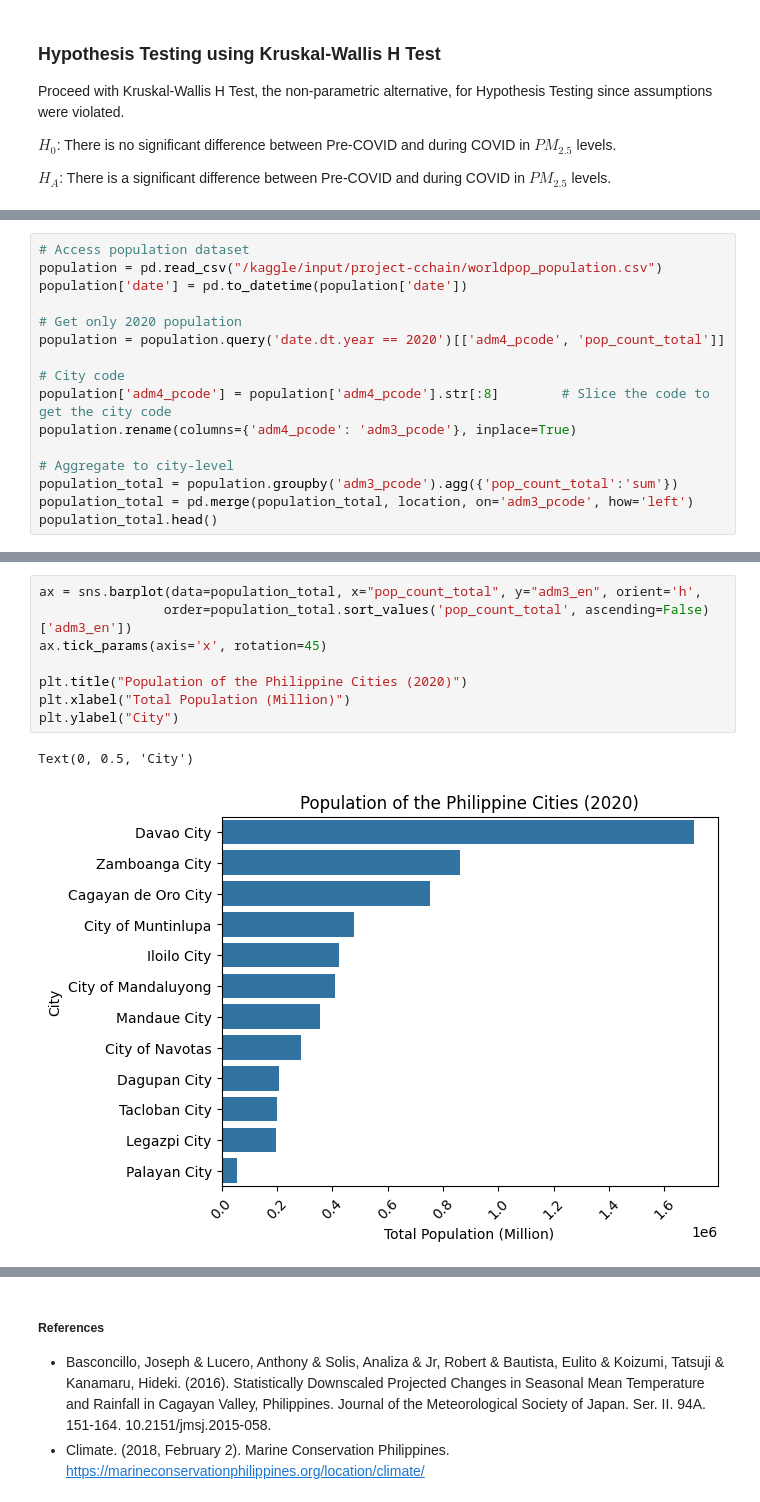
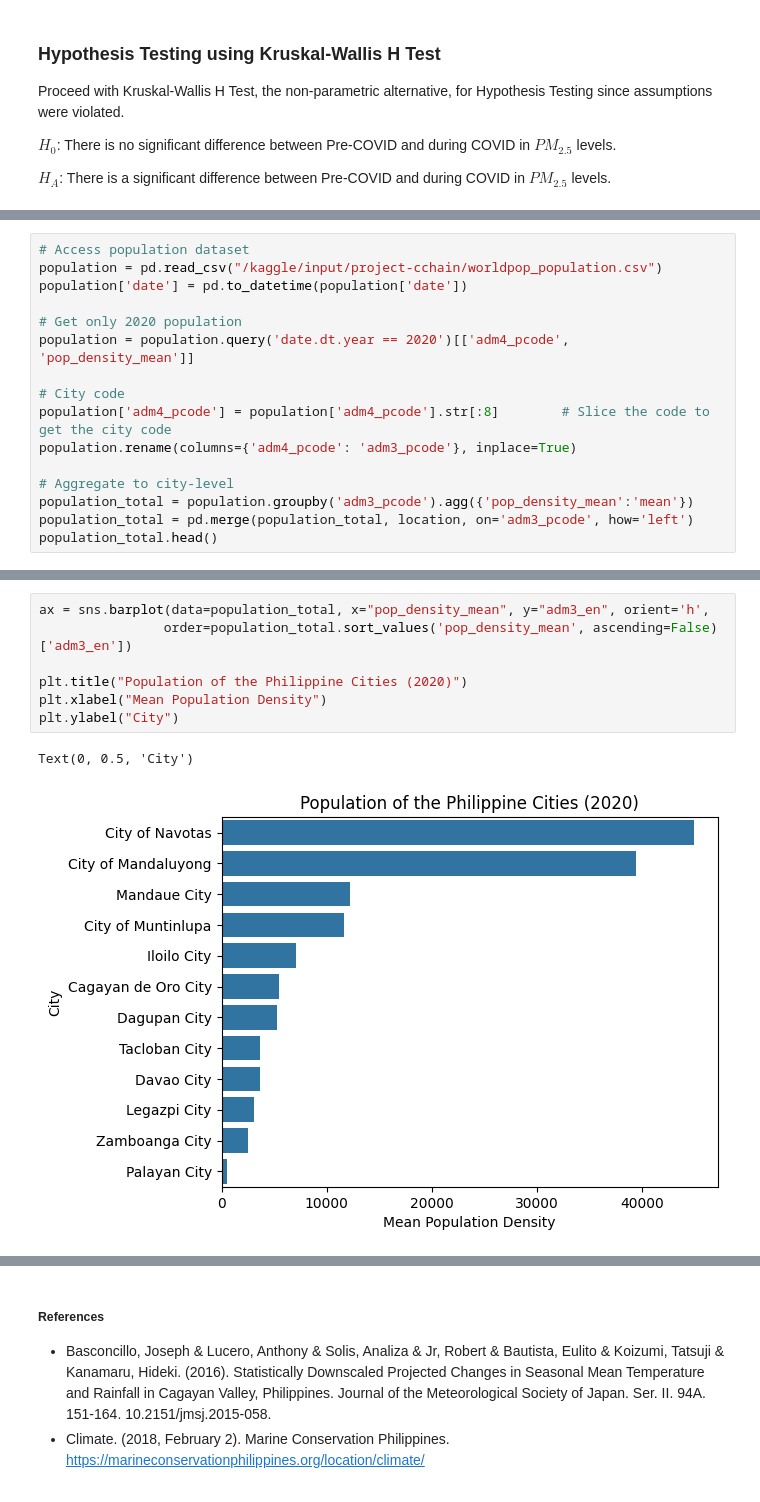
Before and after one commit to rxphaelbihag/Python-Data-Analysis-Case-Studies, a Jupyter notebook: Air Quality Philippines.ipynb, the cells around one changed output, grey strips where cells are left out. Drawn from its saved outputs; the diff is of its cells as text.

```diff
--- a/Air Quality Philippines.ipynb
+++ b/Air Quality Philippines.ipynb
@@ -664,13 +668,13 @@ population = pd.read_csv("/kaggle/input/project-cchain/worldpop_population.csv")
 population['date'] = pd.to_datetime(population['date'])
 
 # Get only 2020 population
-population = population.query('date.dt.year == 2020')[['adm4_pcode', 'pop_count_total']]
+population = population.query('date.dt.year == 2020')[['adm4_pcode', 'pop_density_mean']]
 
 # City code
 population['adm4_pcode'] = population['adm4_pcode'].str[:8]        # Slice the code to get the city code
 population.rename(columns={'adm4_pcode': 'adm3_pcode'}, inplace=True)
 
 # Aggregate to city-level
-population_total = population.groupby('adm3_pcode').agg({'pop_count_total':'sum'})
+population_total = population.groupby('adm3_pcode').agg({'pop_density_mean':'mean'})
 population_total = pd.merge(population_total, location, on='adm3_pcode', how='left')
 population_total.head()
@@ -677,14 +688,13 @@ population_total.head()
 # %%
-ax = sns.barplot(data=population_total, x="pop_count_total", y="adm3_en", orient='h',
-                order=population_total.sort_values('pop_count_total', ascending=False)['adm3_en'])
-ax.tick_params(axis='x', rotation=45)
+ax = sns.barplot(data=population_total, x="pop_density_mean", y="adm3_en", orient='h',
+                order=population_total.sort_values('pop_density_mean', ascending=False)['adm3_en'])
 
 plt.title("Population of the Philippine Cities (2020)")
-plt.xlabel("Total Population (Million)")
+plt.xlabel("Mean Population Density")
 plt.ylabel("City")
 # %% [output]
 Text(0, 0.5, 'City')
-[figure, old version]
+[figure, new version]
 # %%
 fig, axes = plt.subplots(4, 3, figsize=(16, 12), sharey=True)
 axes = axes.flatten()
```
Also changed, not shown: parts of 10 cells of this notebook.
